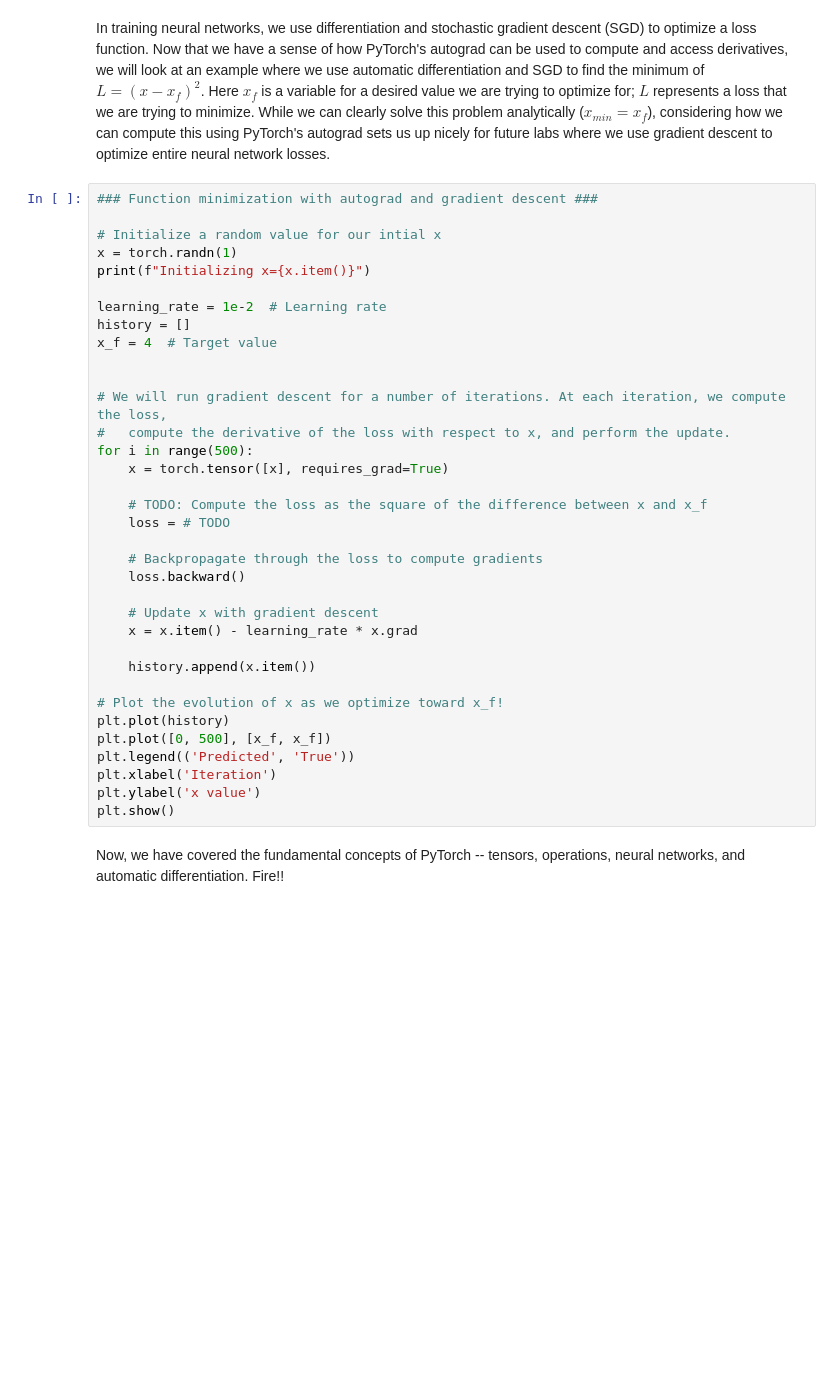
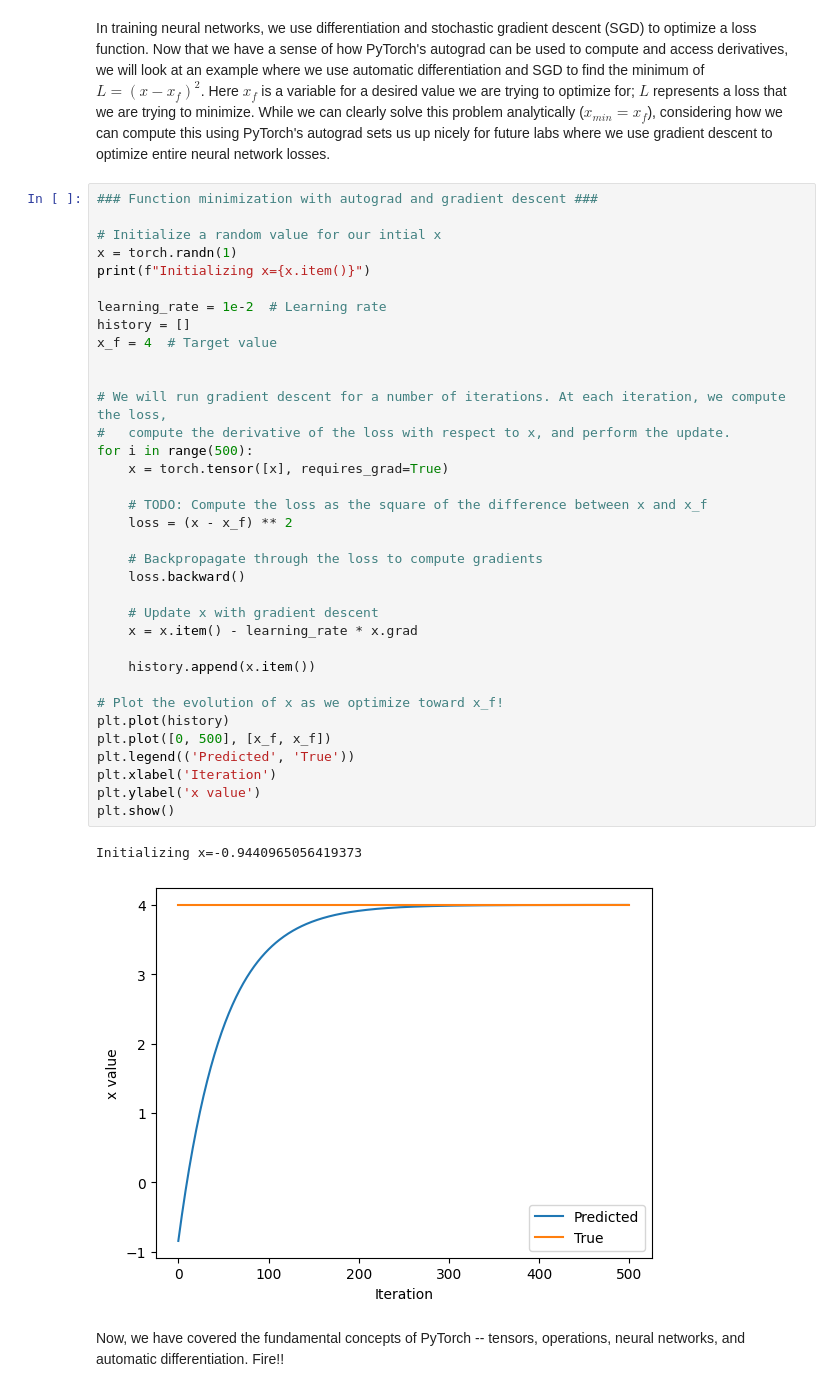
Before and after one commit to gyucegok/introtodeeplearning, a Jupyter notebook: lab1/PT_Part1_Intro.ipynb, the cells around one changed output. Saved outputs shown, nothing was run; the diff lists cells and outputs as text; blank space fills up the shorter version.

```diff
--- a/lab1/PT_Part1_Intro.ipynb
+++ b/lab1/PT_Part1_Intro.ipynb
@@ -337,33 +339,36 @@ In training neural networks, we use differentiation and stochastic gradient desc
 x = torch.randn(1)
 print(f"Initializing x={x.item()}")
 
 learning_rate = 1e-2  # Learning rate
 history = []
 x_f = 4  # Target value
 
 
 # We will run gradient descent for a number of iterations. At each iteration, we compute the loss,
 #   compute the derivative of the loss with respect to x, and perform the update.
 for i in range(500):
     x = torch.tensor([x], requires_grad=True)
 
     # TODO: Compute the loss as the square of the difference between x and x_f
-    loss = # TODO
+    loss = (x - x_f) ** 2
 
     # Backpropagate through the loss to compute gradients
     loss.backward()
 
     # Update x with gradient descent
     x = x.item() - learning_rate * x.grad
 
     history.append(x.item())
 
 # Plot the evolution of x as we optimize toward x_f!
 plt.plot(history)
 plt.plot([0, 500], [x_f, x_f])
 plt.legend(('Predicted', 'True'))
 plt.xlabel('Iteration')
 plt.ylabel('x value')
 plt.show()
+# %% [output]
+Initializing x=-0.9440965056419373
+[figure, added]
 # %% [markdown]
 Now, we have covered the fundamental concepts of PyTorch -- tensors, operations, neural networks, and automatic differentiation. Fire!!
```
Also changed, not shown: parts of 1 cell of this notebook.
